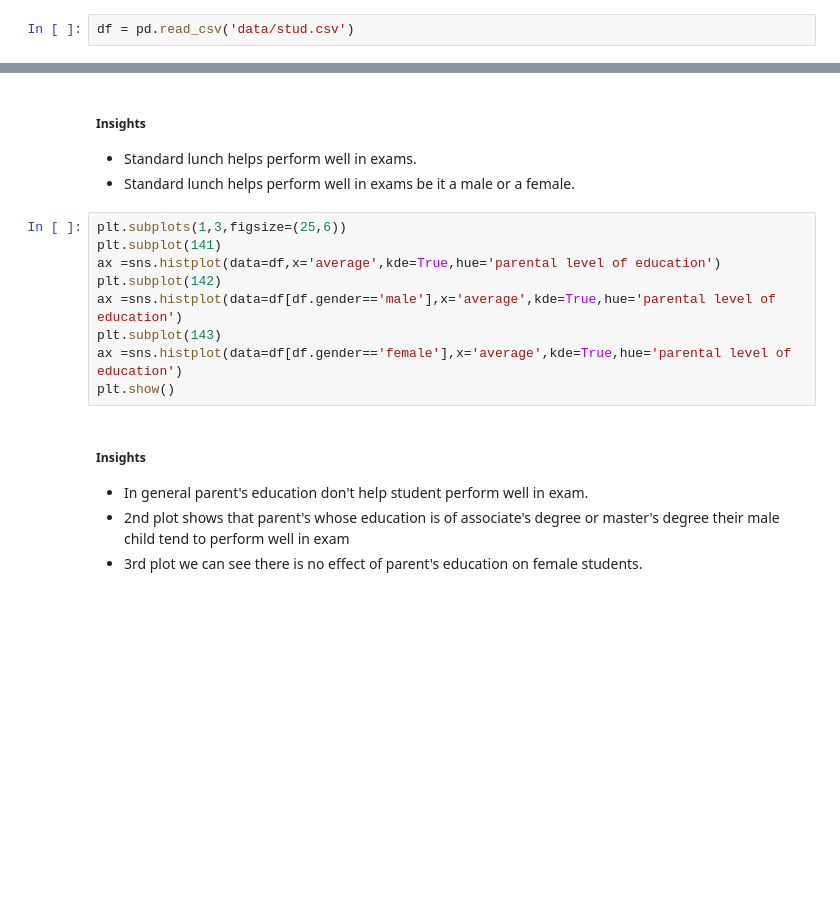
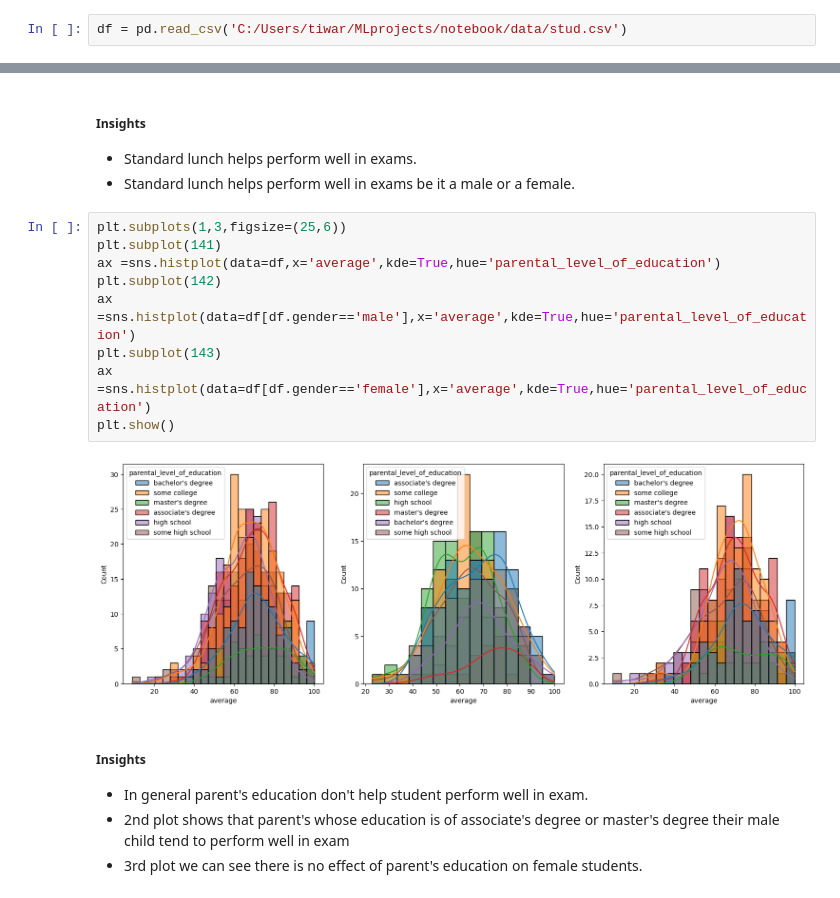
Before and after one commit to Harshit0716/MLproject, a Jupyter notebook: notebook/data/1 . EDA STUDENT PERFORMANCE .ipynb, the cells around one changed output, grey strips where cells are left out. Cells and saved outputs as stored; diff of their text form; blank space fills up the shorter version.

```diff
--- a/notebook/data/1 . EDA STUDENT PERFORMANCE .ipynb
+++ b/notebook/data/1 . EDA STUDENT PERFORMANCE .ipynb
@@ -119,7 +33,7 @@ pip._vendor.urllib3.exceptions.ReadTimeoutError: HTTPSConnectionPool(host='files
 # %% [markdown]
 #### Import the CSV Data as Pandas DataFrame
 # %%
-df = pd.read_csv('data/stud.csv')
+df = pd.read_csv('C:/Users/tiwar/MLprojects/notebook/data/stud.csv')
 # %% [markdown]
 #### Show Top 5 Records
 # %%
@@ -273,12 +287,14 @@ plt.show()
 # %%
 plt.subplots(1,3,figsize=(25,6))
 plt.subplot(141)
-ax =sns.histplot(data=df,x='average',kde=True,hue='parental level of education')
+ax =sns.histplot(data=df,x='average',kde=True,hue='parental_level_of_education')
 plt.subplot(142)
-ax =sns.histplot(data=df[df.gender=='male'],x='average',kde=True,hue='parental level of education')
+ax =sns.histplot(data=df[df.gender=='male'],x='average',kde=True,hue='parental_level_of_education')
 plt.subplot(143)
-ax =sns.histplot(data=df[df.gender=='female'],x='average',kde=True,hue='parental level of education')
+ax =sns.histplot(data=df[df.gender=='female'],x='average',kde=True,hue='parental_level_of_education')
 plt.show()
+# %% [output]
+[figure, added]
 # %% [markdown]
 #####  Insights
 - In general parent's education don't help student perform well in exam.
```
Also changed, not shown: parts of 33 cells of this notebook, 9 other files.
